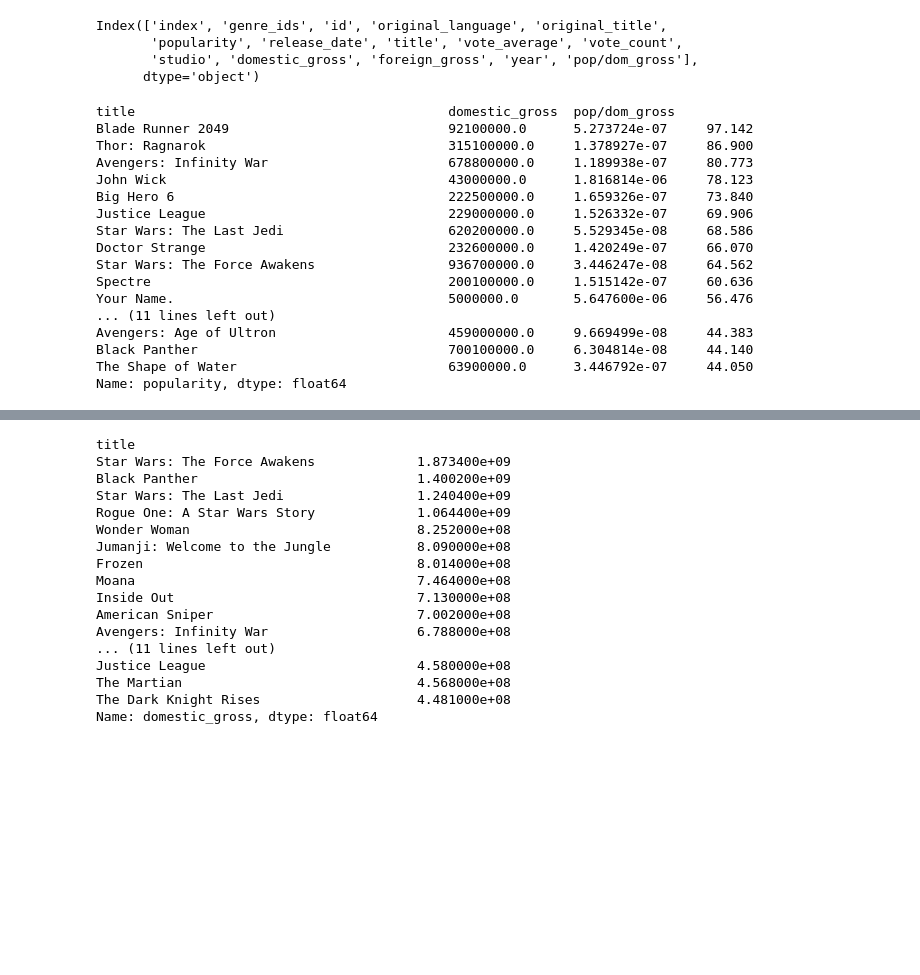
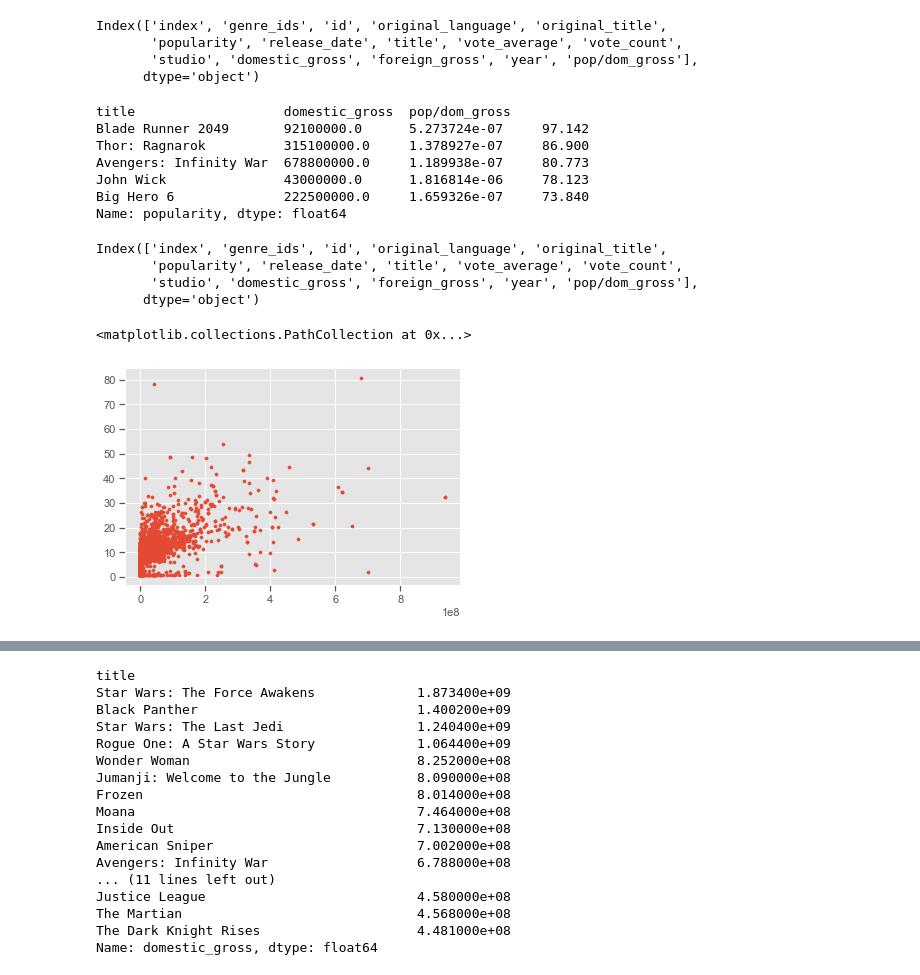
Before and after one commit to Kelvincwaters/dsc-mod-1-project-v2-1-online-ds-ft-120919, a Jupyter notebook: student.ipynb, the cells around one changed output, grey strips where cells are left out. Cells and saved outputs as stored; diff of their text form; code cells hidden in the pictures; blank space fills up the shorter version.

```diff
--- a/student.ipynb
+++ b/student.ipynb
@@ -1093,25 +1093,28 @@ Index(['index', 'genre_ids', 'id', 'original_language', 'original_title',
       dtype='object')
 # %%
 # how does this correalate to box office receipts? Profits?
-# this is limited to domestic_gross and I can't see a correalation at all can't figure out how to even graph this!
 # further research would be to compare other markets and to improve what contitutes a good popularity rating.
+# and/or include merchandise sales into the popularity rating.
 pop = tmdb_bom_merge.groupby(['title', 'domestic_gross', 'pop/dom_gross'])['popularity'].agg('sum').sort_values(ascending= False)
-pop.head(25)
+pop.head()
 # %% [output]
-title                                        domestic_gross  pop/dom_gross
-Blade Runner 2049                            92100000.0      5.273724e-07     97.142
-Thor: Ragnarok                               315100000.0     1.378927e-07     86.900
-Avengers: Infinity War                       678800000.0     1.189938e-07     80.773
-John Wick                                    43000000.0      1.816814e-06     78.123
-Big Hero 6                                   222500000.0     1.659326e-07     73.840
-Justice League                               229000000.0     1.526332e-07     69.906
-Star Wars: The Last Jedi                     620200000.0     5.529345e-08     68.586
-Doctor Strange                               232600000.0     1.420249e-07     66.070
-Star Wars: The Force Awakens                 936700000.0     3.446247e-08     64.562
-Spectre                                      200100000.0     1.515142e-07     60.636
-Your Name.                                   5000000.0       5.647600e-06     56.476
-... (11 lines left out)
-Avengers: Age of Ultron                      459000000.0     9.669499e-08     44.383
-Black Panther                                700100000.0     6.304814e-08     44.140
-The Shape of Water                           63900000.0      3.446792e-07     44.050
+title                   domestic_gross  pop/dom_gross
+Blade Runner 2049       92100000.0      5.273724e-07     97.142
+Thor: Ragnarok          315100000.0     1.378927e-07     86.900
+Avengers: Infinity War  678800000.0     1.189938e-07     80.773
+John Wick               43000000.0      1.816814e-06     78.123
+Big Hero 6              222500000.0     1.659326e-07     73.840
 Name: popularity, dtype: float64
+# %%
+tmdb_bom_merge.columns
+# %% [output]
+Index(['index', 'genre_ids', 'id', 'original_language', 'original_title',
+       'popularity', 'release_date', 'title', 'vote_average', 'vote_count',
+       'studio', 'domestic_gross', 'foreign_gross', 'year', 'pop/dom_gross'],
+      dtype='object')
+# %%
+# no correlation of domestic_gross and popularity
+plt.scatter(tmdb_bom_merge.domestic_gross, tmdb_bom_merge.popularity, s=10)
+# %% [output]
+<matplotlib.collections.PathCollection at 0x...>
+[figure, added]
```
Also changed, not shown: parts of 18 cells of this notebook.
